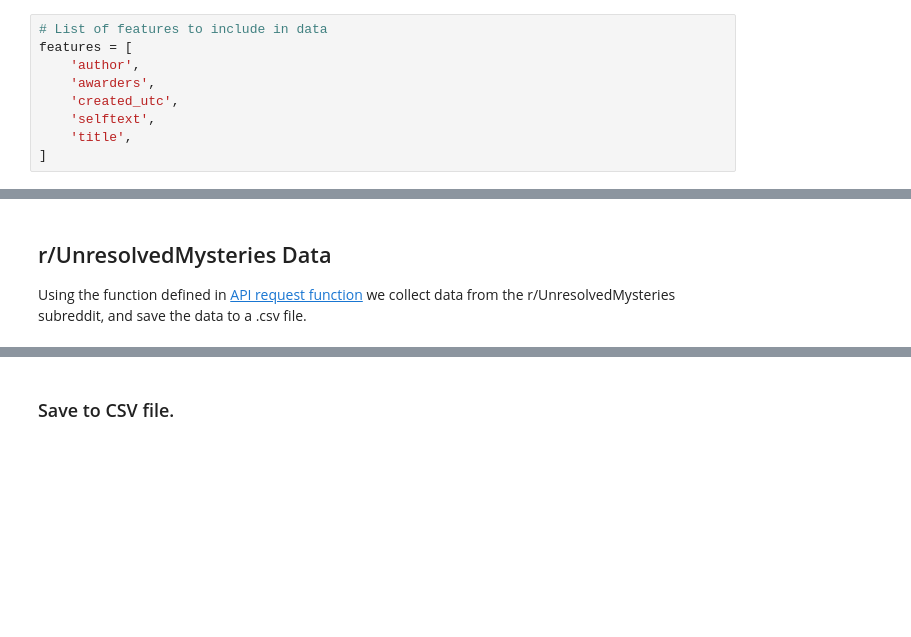
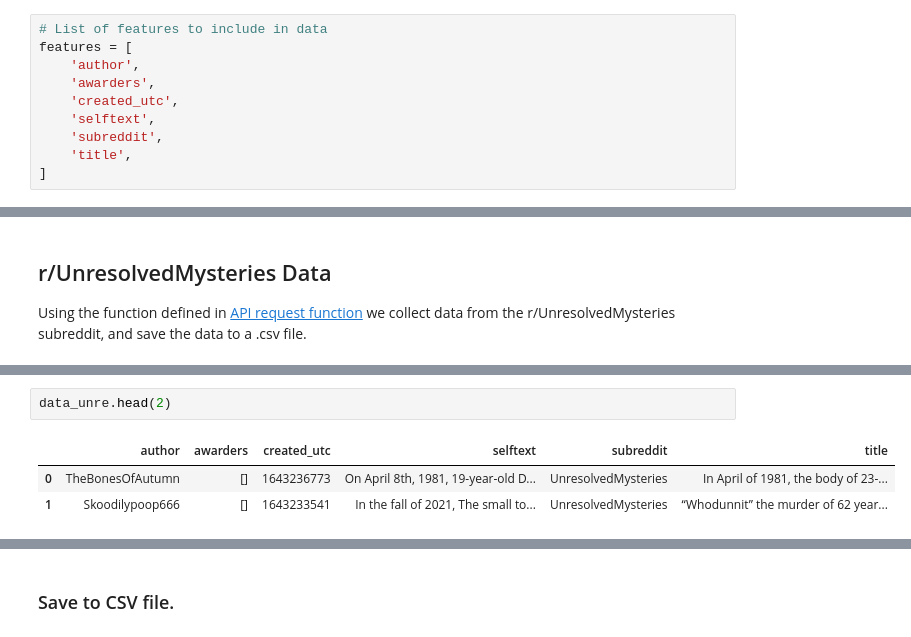
Before and after one commit to pezpet/general-assembly, a Jupyter notebook: projects/project-3-andres/code/01-data-collector.ipynb, the cells around one changed output, grey strips where cells are left out. Drawn from its saved outputs; the diff is of its cells as text; blank space fills up the shorter version.

```diff
--- a/projects/project-3-andres/code/data-collector.ipynb
+++ b/projects/project-3-andres/code/01-data-collector.ipynb
@@ -73,6 +112,7 @@ features = [
     'awarders',
     'created_utc',
     'selftext',
+    'subreddit',
     'title',
 ]
 # %% [markdown]
@@ -172,3 +212,9 @@ Posts before 1632352888. Current data frame has 1006 rows
+# %%
+data_unre.head(2)
+# %% [output]
+|  | author | awarders | created_utc | selftext | subreddit | title |
+| 0 | TheBonesOfAutumn | [] | 1643236773 | On April 8th, 1981, 19-year-old D... | UnresolvedMysteries | In April of 1981, the body of 23-... |
+| 1 | Skoodilypoop666 | [] | 1643233541 | In the fall of 2021, The small to... | UnresolvedMysteries | “Whodunnit” the murder of 62 year... |
 # %%
 # Check for NaNs
 data_unre.isna().sum()
```
Also changed, not shown: parts of 13 cells of this notebook, 3 other files.
